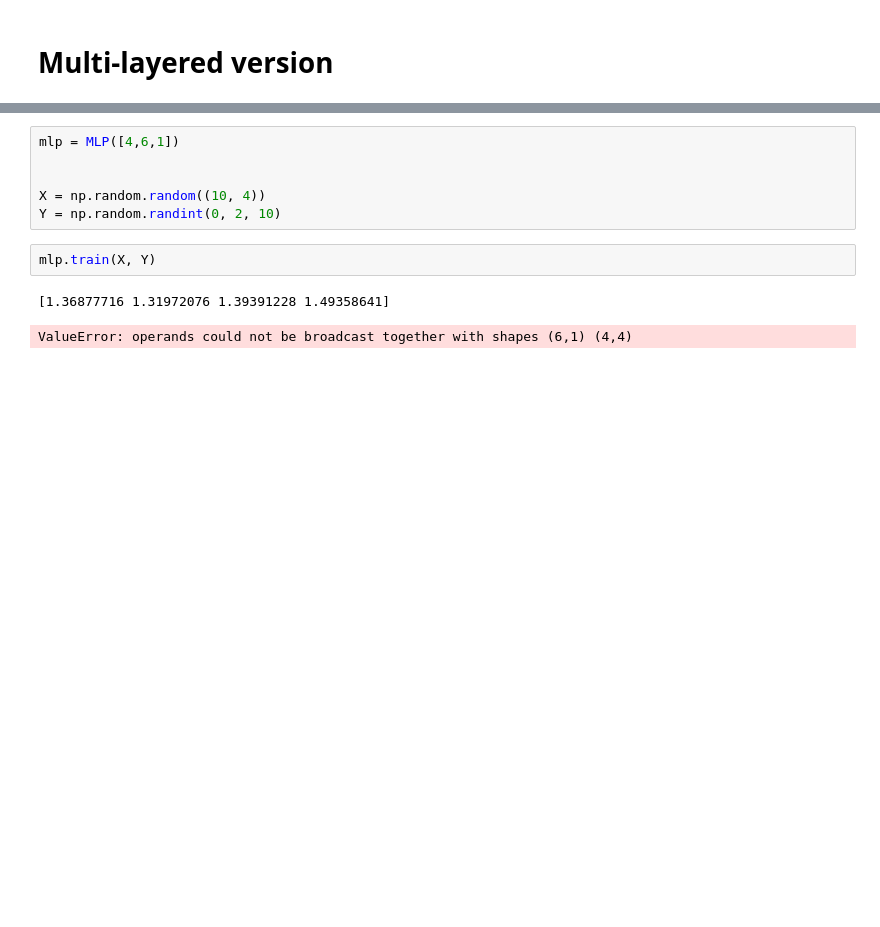
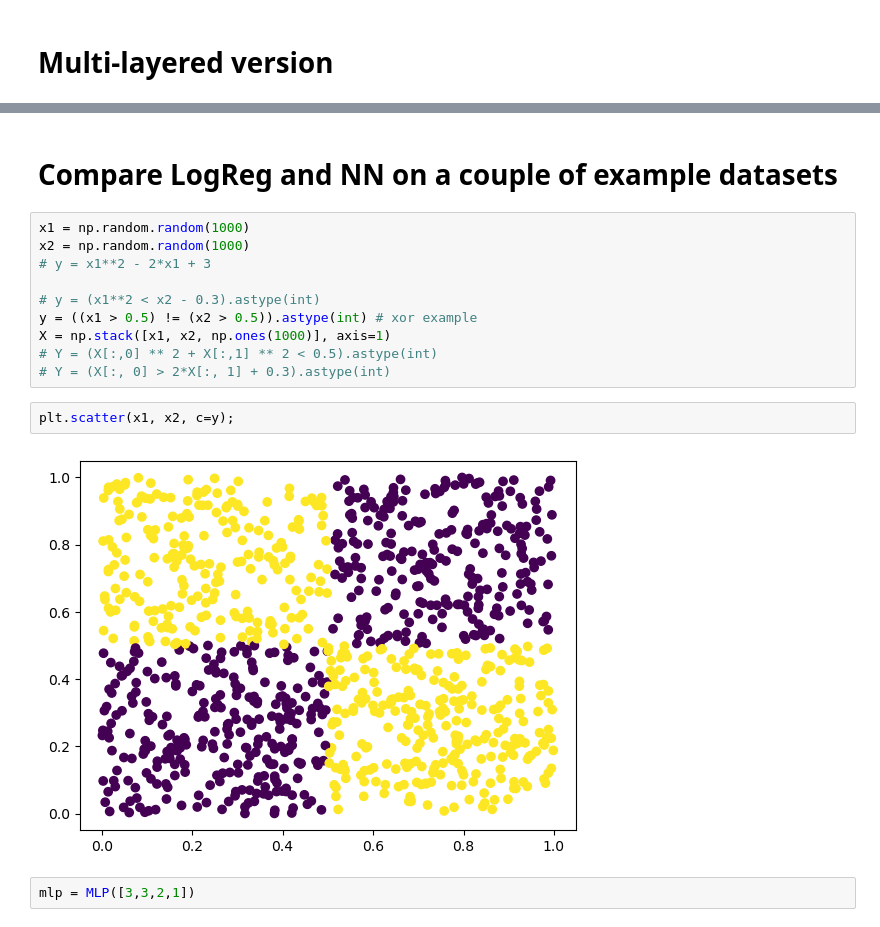
Before and after one commit to drusiecki/ml-notebooks, a Jupyter notebook: NN Intro.ipynb, the cells around one changed output, grey strips where cells are left out. Cells and saved outputs as stored; diff of their text form; blank space fills up the shorter version.

```diff
--- a/NN Intro.ipynb
+++ b/NN Intro.ipynb
@@ -319,11 +341,18 @@ class MLP:
-# %%
-mlp = MLP([4,6,1])
-
-
-X = np.random.random((10, 4))
-Y = np.random.randint(0, 2, 10)
-# %%
-mlp.train(X, Y)
-# %% [output]
-[1.36877716 1.31972076 1.39391228 1.49358641]
-ValueError: operands could not be broadcast together with shapes (6,1) (4,4)
+# %% [markdown]
+# Compare LogReg and NN on a couple of example datasets
+# %%
+x1 = np.random.random(1000)
+x2 = np.random.random(1000)
+# y = x1**2 - 2*x1 + 3
+
+# y = (x1**2 < x2 - 0.3).astype(int)
+y = ((x1 > 0.5) != (x2 > 0.5)).astype(int) # xor example
+X = np.stack([x1, x2, np.ones(1000)], axis=1)
+# Y = (X[:,0] ** 2 + X[:,1] ** 2 < 0.5).astype(int)
+# Y = (X[:, 0] > 2*X[:, 1] + 0.3).astype(int)
+# %%
+plt.scatter(x1, x2, c=y);
+# %% [output]
+[figure, added]
+# %%
+mlp = MLP([3,3,2,1])
```
Also changed, not shown: parts of 21 cells of this notebook.
